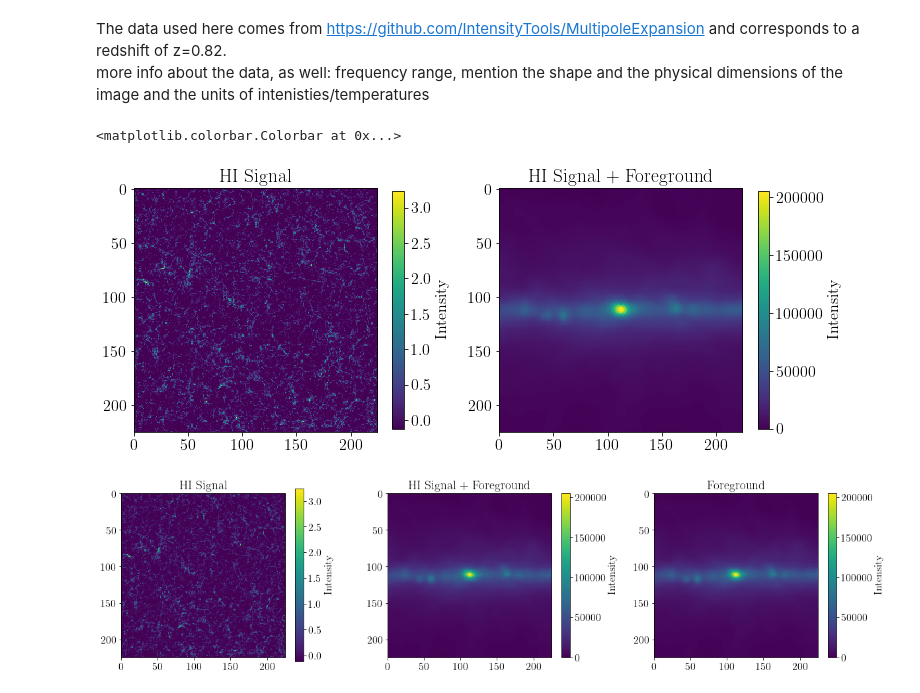
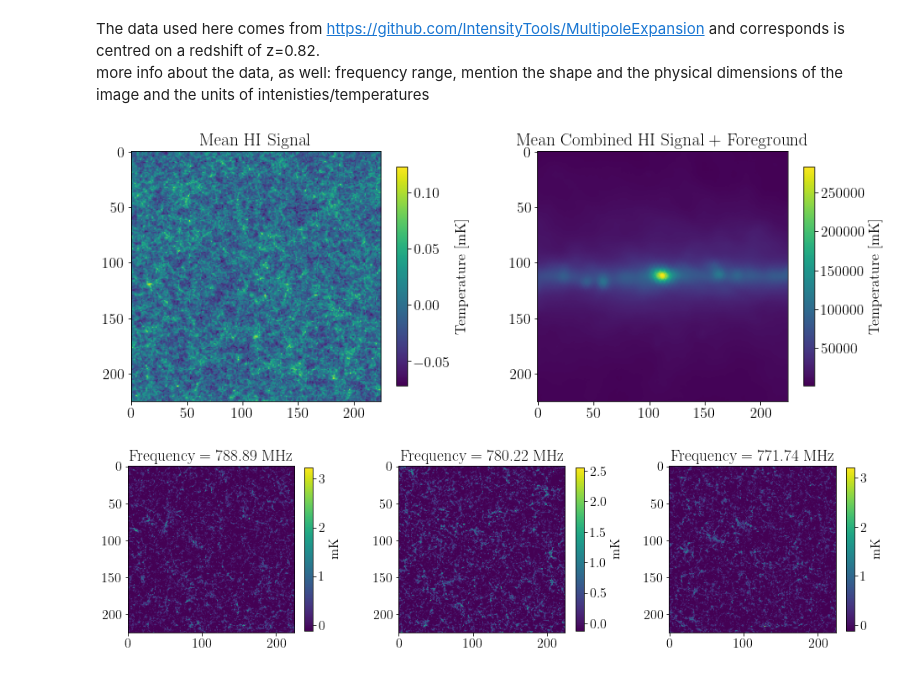
Before and after one commit to graciemcgill/ForegroundCleaningWithPCA, a Jupyter notebook: EXPLORING_THE_DATA.ipynb, the cells around one changed output. Drawn from its saved outputs; the diff is of its cells as text; code cells hidden in the pictures.

```diff
--- a/EXPLORING_THE_DATA.ipynb
+++ b/EXPLORING_THE_DATA.ipynb
@@ -17,5 +22,5 @@ T_HI = np.load('MultiDarkSims/dT_HI.npy')    #HI intensity map
 T_FG = np.load('MultiDarkSims/dT_FG.npy')     #foreground map
 nx,ny,nz = np.shape(T_HI)
 # %% [markdown]
-The data used here comes from https://github.com/IntensityTools/MultipoleExpansion and corresponds to a redshift of z=0.82. <br/>
+The data used here comes from https://github.com/IntensityTools/MultipoleExpansion and corresponds is centred on a redshift of z=0.82. <br/>
 more info about the data, as well: frequency range, mention the shape and the physical dimensions of the image and the units of intenisties/temperatures
@@ -24,52 +36,47 @@ T_ALL = T_HI + T_FG #combine signal and foreground
 # %%
 #### PLOT THE INTESTY MAPS FOR COSMLOGIAL HI SIGNAL AND FOREGROUNDS ####
 
-n = 0          #nz value to plot
-fig = plt.figure(figsize=(12,6))
-fig.subplots_adjust(wspace=0.2)
+fig = plt.figure(figsize=(14,6))
+fig.subplots_adjust(wspace=0.3)
 
 #plot cosmological HI
 plt.subplot(121)
-plt.imshow(T_HI[:,:,n])
-plt.title("HI Signal")
-plt.colorbar(label = "Intensity", shrink = 0.73)
+plt.imshow(np.mean(T_HI,2))
+plt.title("Mean HI Signal")
+plt.colorbar(label = "Temperature [mK]", shrink = 0.73)
 
 #plot signal plus foreground
 plt.subplot(122)
-plt.imshow(T_ALL[:,:,n])
-plt.title("HI Signal + Foreground")
-plt.colorbar(label="Intensity", shrink = 0.73)
+plt.imshow(np.mean(T_ALL,2))
+plt.title("Mean Combined HI Signal + Foreground")
+plt.colorbar(label="Temperature [mK]", shrink = 0.73);
 
 #plt.savefig("plots/HI-intensity-maps.png")
 # %% [output]
-<matplotlib.colorbar.Colorbar at 0x...>
-[figure, old version]
+[figure, new version]
 # %%
-### PLOT HI SIGNAL, SIGNAL + FOREGROUND and FOREGROUND ALONE ###
+### PLOT HI SIGNAL FOR VARIOUS FREQUENCIES ###
 
-n = 0 #index of map to be plotted from data cube
-fig = plt.figure(figsize=(20,8))
+fig = plt.figure(figsize=(16,8))
 fig.subplots_adjust(wspace=0.3)
 
-#plot HI intensity map
+#Nz = 0
 plt.subplot(131)
-plt.imshow(T_HI[:,:,n])
-plt.title("HI Signal")
+plt.imshow(T_HI[:,:,0])
+plt.title(f"Frequency = {np.round(v[0],2)} MHz")
 
-plt.colorbar(label = "Intensity", shrink = 0.6)
+plt.colorbar(label = "mK", shrink = 0.45)
 
-#plot HI intenisty map with foreground
+#Nz = 113
 plt.subplot(132)
-plt.imshow(T_ALL[:,:,n])
-plt.title("HI Signal + Foreground")
-plt.colorbar(label="Intensity", shrink = 0.57)
+plt.imshow(T_HI[:,:,112])
+plt.title(f"Frequency = {np.round(v[112],2)} MHz")
+plt.colorbar(label="mK", shrink = 0.45)
 
-#plot cleaned data
+#Nz = 224
 plt.subplot(133)
-plt.imshow(T_FG[:,:,n])
-plt.title("Foreground")
-plt.colorbar(label = "Intensity", shrink = 0.57)
-
-plt.savefig("plots/test.png")                       #change filename
+plt.imshow(T_HI[:,:,224])
+plt.title(f"Frequency = {np.round(v[224],2)} MHz")
+plt.colorbar(label = "mK", shrink = 0.45);
 # %% [output]
-[figure, old version]
+[figure, new version]
```
Also changed, not shown: parts of 21 cells of this notebook.
